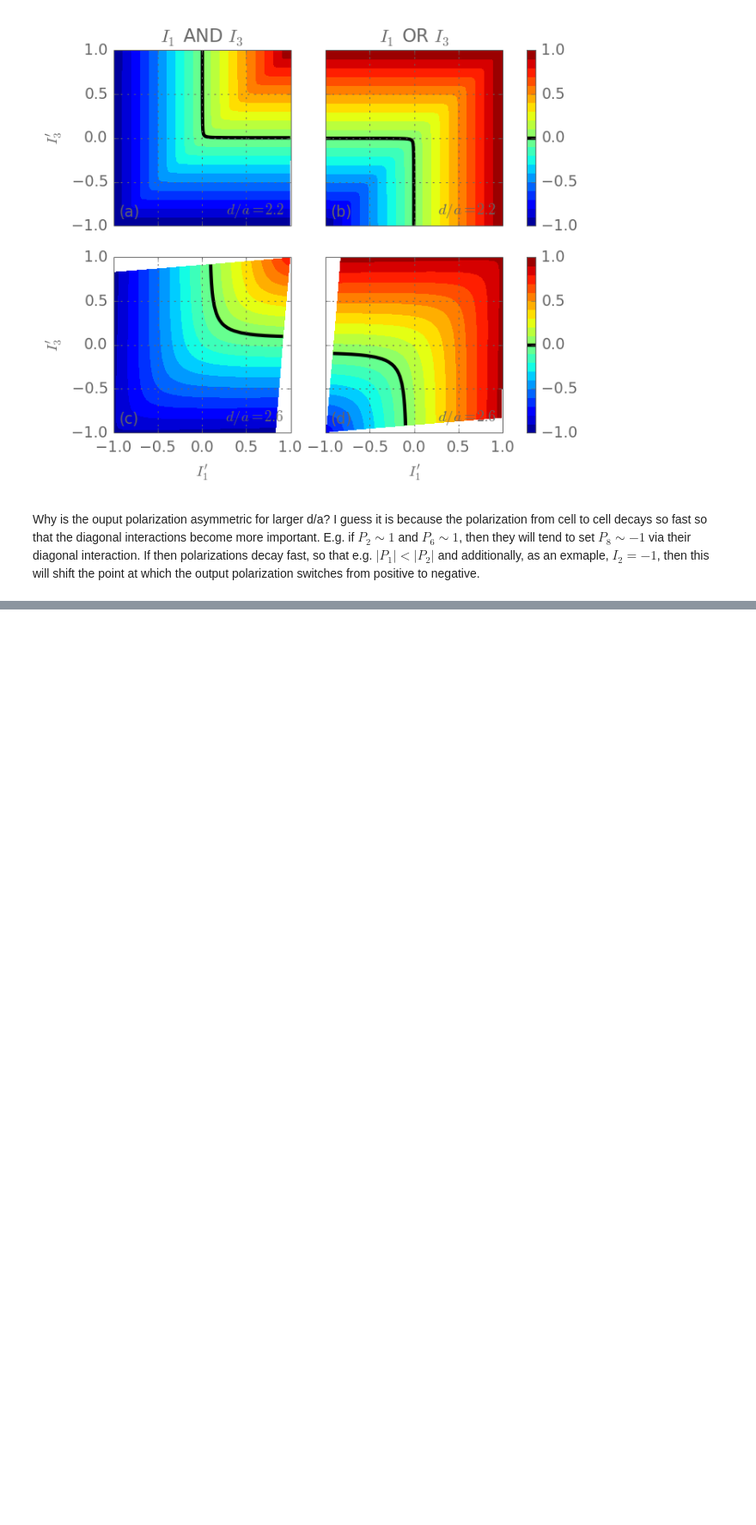
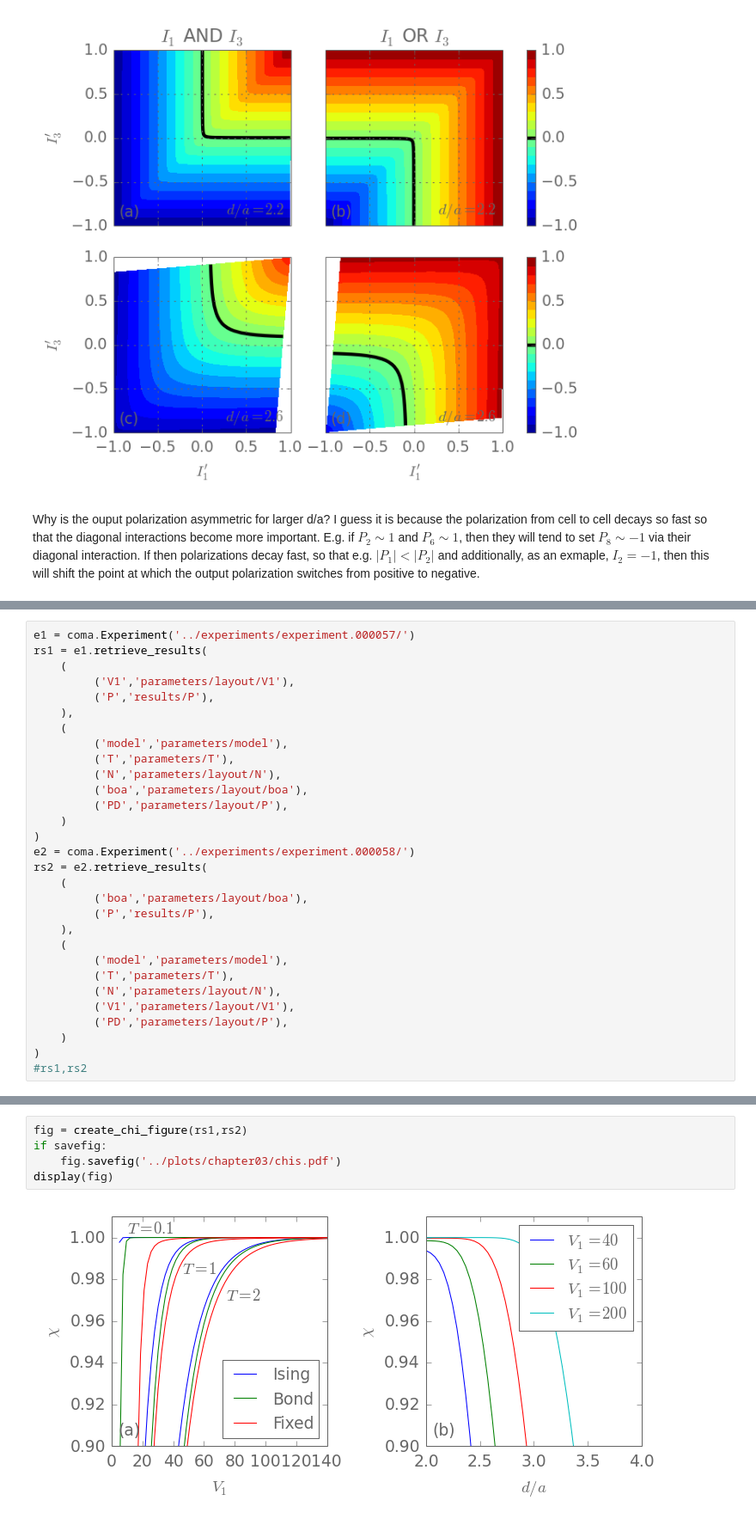
Before and after one commit to meznom/phd_thesis, a Jupyter notebook: notebooks/chapter03.ipynb, the cells around one changed output, grey strips where cells are left out. Shown at 86% size. Cells and saved outputs as stored; diff of their text form; blank space fills up the shorter version.

```diff
--- a/notebooks/chapter03.ipynb
+++ b/notebooks/chapter03.ipynb
@@ -1074,0 +1252,30 @@ Why is the ouput polarization asymmetric for larger d/a? I guess it is because t
+# %%
+e1 = coma.Experiment('../experiments/experiment.000057/')
+rs1 = e1.retrieve_results(
+    (
+         ('V1','parameters/layout/V1'),
+         ('P','results/P'),
+    ),
+    (
+         ('model','parameters/model'),
+         ('T','parameters/T'),
+         ('N','parameters/layout/N'),
+         ('boa','parameters/layout/boa'),
+         ('PD','parameters/layout/P'),
+    )
+)
+e2 = coma.Experiment('../experiments/experiment.000058/')
+rs2 = e2.retrieve_results(
+    (
+         ('boa','parameters/layout/boa'),
+         ('P','results/P'),
+    ),
+    (
+         ('model','parameters/model'),
+         ('T','parameters/T'),
+         ('N','parameters/layout/N'),
+         ('V1','parameters/layout/V1'),
+         ('PD','parameters/layout/P'),
+    )
+)
+#rs1,rs2
@@ -1074,0 +1349,7 @@ Why is the ouput polarization asymmetric for larger d/a? I guess it is because t
+# %%
+fig = create_chi_figure(rs1,rs2)
+if savefig:
+    fig.savefig('../plots/chapter03/chis.pdf')
+display(fig)
+# %% [output]
+[figure, added]
```
Also changed, not shown: parts of 13 cells of this notebook.
